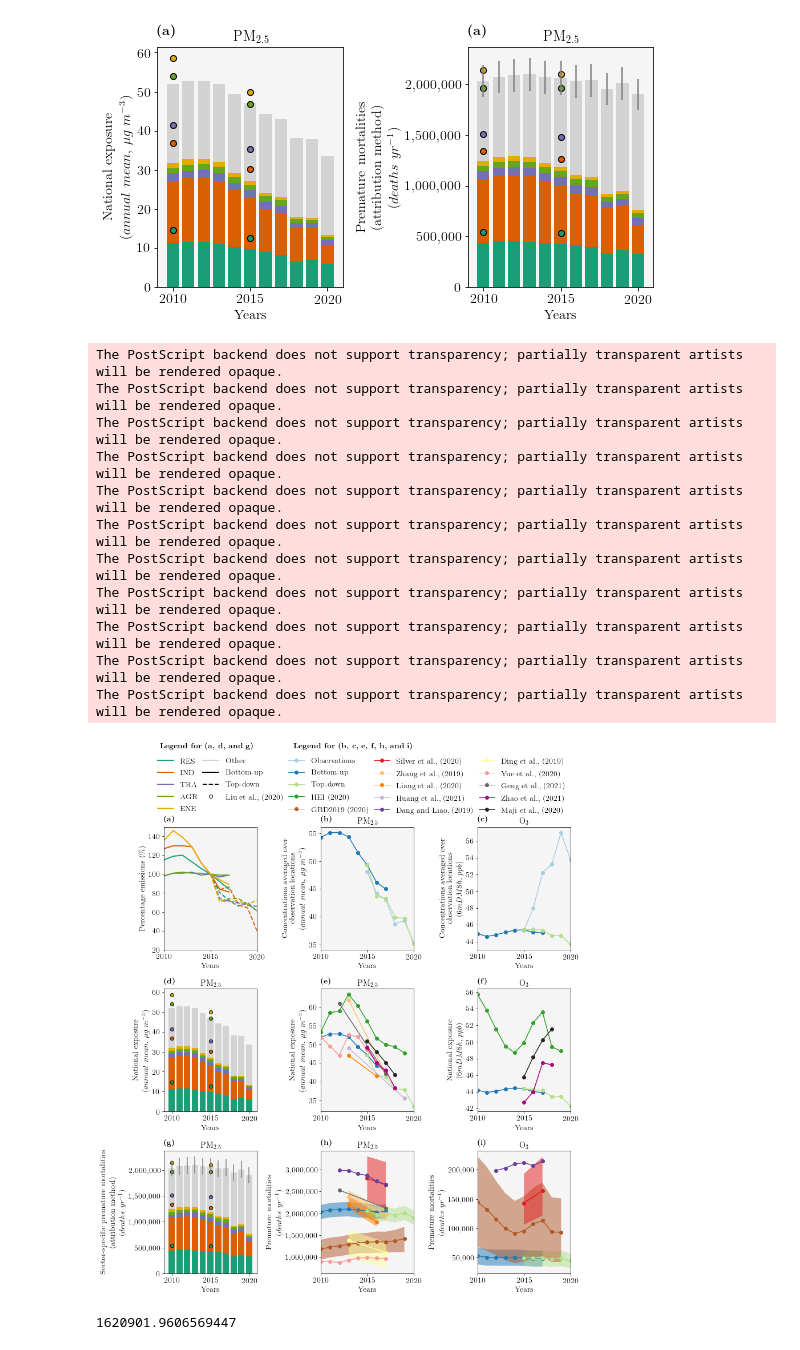
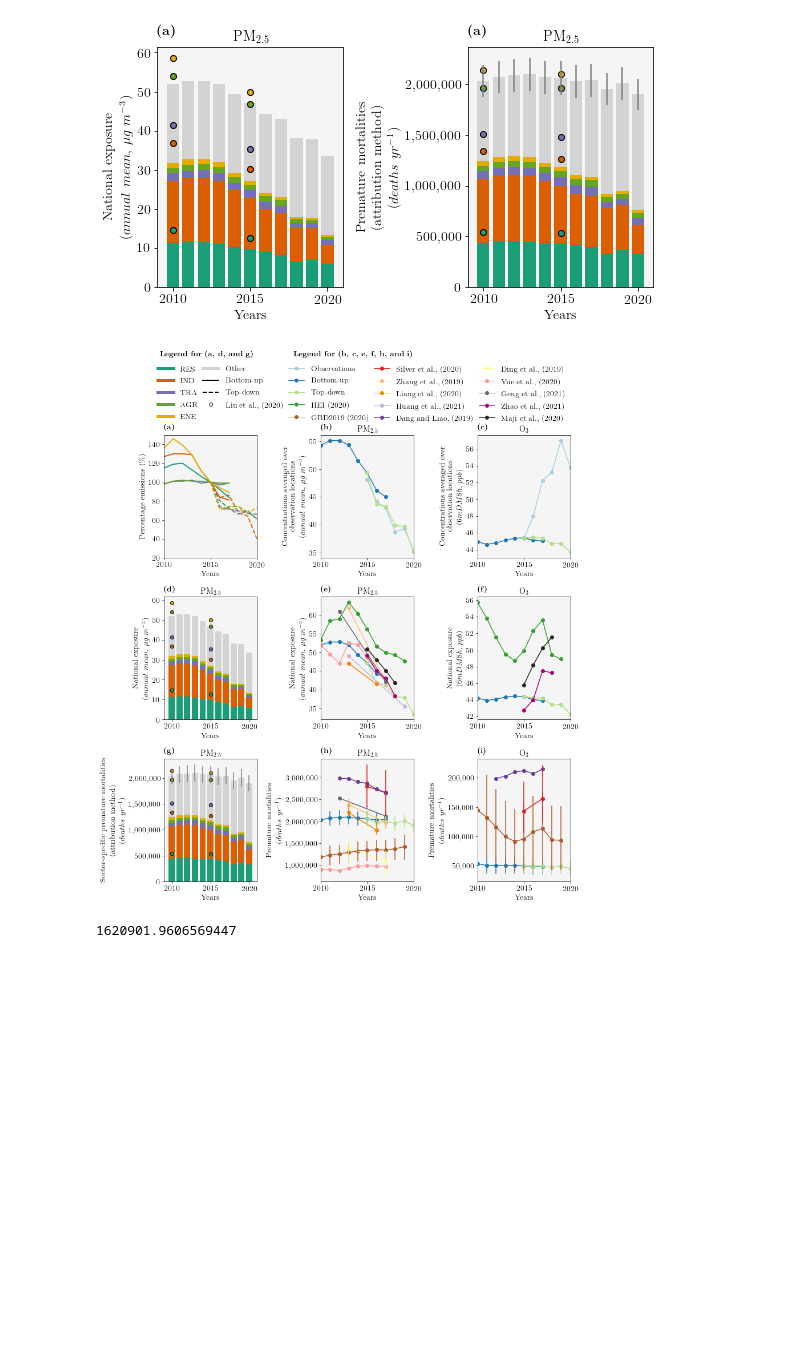
Before and after one commit to lukeconibear/emulator_annual, a Jupyter notebook: find_emissions_that_caused_air_quality_change.ipynb, the cells around one changed output. Drawn from its saved outputs; the diff is of its cells as text; code cells hidden in the pictures; blank space fills up the shorter version.

Commit message:
updating plots

```diff
--- a/find_emissions_that_caused_air_quality_change.ipynb
+++ b/find_emissions_that_caused_air_quality_change.ipynb
@@ -3162,8 +3168,10 @@ def make_plot(index, letter, bottom_up, top_down, regions, output, outcome, labe
             plt.plot(years, top_down[f'{region}_{output}_{outcome}_mean'], color=region_colors[region], marker='o', alpha=0.5)
         if outcome != 'exposure':
             if region == 'China':
-                plt.fill_between(years, bottom_up[f'{region}_{output}_{outcome}_lower'], bottom_up[f'{region}_{output}_{outcome}_upper'], facecolor=paper_colors['Bottom-up'], alpha=0.5)
-                plt.fill_between(years, top_down[f'{region}_{output}_{outcome}_lower'], top_down[f'{region}_{output}_{outcome}_upper'], facecolor=paper_colors['Top-down'], alpha=0.5)
+                #plt.fill_between(years, bottom_up[f'{region}_{output}_{outcome}_lower'], bottom_up[f'{region}_{output}_{outcome}_upper'], facecolor=paper_colors['Bottom-up'], alpha=0.5)
+                #plt.fill_between(years, top_down[f'{region}_{output}_{outcome}_lower'], top_down[f'{region}_{output}_{outcome}_upper'], facecolor=paper_colors['Top-down'], alpha=0.5)
+                plt.vlines(years, bottom_up[f'{region}_{output}_{outcome}_lower'], bottom_up[f'{region}_{output}_{outcome}_upper'], color=paper_colors['Bottom-up'], zorder=4)
+                plt.vlines(years, top_down[f'{region}_{output}_{outcome}_lower'], top_down[f'{region}_{output}_{outcome}_upper'], color=paper_colors['Top-down'], zorder=4)
             else:
                 plt.fill_between(years, bottom_up[f'{region}_{output}_{outcome}_lower'], bottom_up[f'{region}_{output}_{outcome}_upper'], facecolor=region_colors[region], alpha=0.5)
                 plt.fill_between(years, top_down[f'{region}_{output}_{outcome}_lower'], top_down[f'{region}_{output}_{outcome}_upper'], facecolor=region_colors[region], alpha=0.2)
@@ -3297,71 +3305,67 @@ plt.scatter(2015, 531_900+734_000+218_300+484_400+130_900, color=sector_colors['
 
 make_plot(7, 'h', bottom_up, top_down, ['China'], 'PM2_5_DRY', 'mort', 'Premature mortalities\n($deaths$ $yr^{-1}$)', 'PM$_{2.5}$')
 plt.plot(years, gbd2019_pm25_mort_mean, color=paper_colors['GBD2019 (2020)'], marker='o', label='GBD2019 (2020)')
-plt.fill_between(years, gbd2019_pm25_mort_lower, gbd2019_pm25_mort_upper, facecolor=paper_colors['GBD2019 (2020)'], alpha=0.5)
+#plt.fill_between(years, gbd2019_pm25_mort_lower, gbd2019_pm25_mort_upper, facecolor=paper_colors['GBD2019 (2020)'], alpha=0.5)
+plt.vlines(years, gbd2019_pm25_mort_lower, gbd2019_pm25_mort_upper, color=paper_colors['GBD2019 (2020)'], zorder=4)
 plt.plot([2015, 2017], [2_800_000, 2_650_000], color=paper_colors['Silver et al., (2020)'], marker='o', label='Silver et al., (2020)')
-plt.fill_between([2015, 2017], [2_299_000, 2_299_000 - 170_000], [3_302_000, 3_302_000 - 129_000], facecolor=paper_colors['Silver et al., (2020)'], alpha=0.5)
+#plt.fill_between([2015, 2017], [2_299_000, 2_299_000 - 170_000], [3_302_000, 3_302_000 - 129_000], facecolor=paper_colors['Silver et al., (2020)'], alpha=0.5)
+plt.vlines([2015, 2017], [2_299_000, 2_299_000 - 170_000], [3_302_000, 3_302_000 - 129_000], color=paper_colors['Silver et al., (2020)'], zorder=4)
 plt.plot([2012, 2013, 2014, 2015, 2016, 2017],
          [2_982_300, 2_979_040, 2_904_400, 2_866_030, 2_734_740, 2_664_150],
          color=paper_colors['Dang and Liao, (2019)'], marker='o', label='Dang and Liao, (2019)')
 plt.plot([2013, 2017], [2_380_700, 1_975_400], color=paper_colors['Zhang et al., (2019)'], marker='o', label='Zhang et al., (2019)')
-plt.fill_between([2013, 2017], [2_233_600, 1_842_000], [2_527_300, 2_094_800], facecolor=paper_colors['Zhang et al., (2019)'], alpha=0.5)
+#plt.fill_between([2013, 2017], [2_233_600, 1_842_000], [2_527_300, 2_094_800], facecolor=paper_colors['Zhang et al., (2019)'], alpha=0.5)
+plt.vlines([2013, 2017], [2_233_600, 1_842_000], [2_527_300, 2_094_800], color=paper_colors['Zhang et al., (2019)'], zorder=4)
 plt.plot([2013, 2016], [2_200_000, 1_800_000], color=paper_colors['Liang et al., (2020)'], marker='o', label='Liang et al., (2020)')
-plt.fill_between([2013, 2016], [2_100_000, 1_700_000], [2_400_000, 2_000_000], facecolor=paper_colors['Liang et al., (2020)'], alpha=0.5)
+#plt.fill_between([2013, 2016], [2_100_000, 1_700_000], [2_400_000, 2_000_000], facecolor=paper_colors['Liang et al., (2020)'], alpha=0.5)
+plt.vlines([2013, 2016], [2_100_000, 1_700_000], [2_400_000, 2_000_000], color=paper_colors['Liang et al., (2020)'], zorder=4)
 plt.plot([2013, 2017], [1_389_000, 1_102_000], color=paper_colors['Ding et al., (2019)'], marker='o', label='Ding et al., (2019)')
-plt.fill_between([2013, 2017], [1_005_000, 755_000], [1_631_000, 1_337_000], facecolor=paper_colors['Ding et al., (2019)'], alpha=0.5)
+#plt.fill_between([2013, 2017], [1_005_000, 755_000], [1_631_000, 1_337_000], facecolor=paper_colors['Ding et al., (2019)'], alpha=0.5)
+plt.vlines([2013, 2017], [1_005_000, 755_000], [1_631_000, 1_337_000], color=paper_colors['Ding et al., (2019)'], zorder=4)
 plt.plot(years, yue_2020_pm25_mort, color=paper_colors['Yue et al., (2020)'], marker='o', label='Yue et al., (2020)')
 plt.plot([2012, 2017], [2_531_000, 2_120_000], color=paper_colors['Geng et al., (2021)'], marker='o', label='Geng et al., (2021)')
 
 
 make_plot(8, 'i', bottom_up, top_down, ['China'], 'o3_6mDM8h', 'mort', 'Premature mortalities\n($deaths$ $yr^{-1}$)', 'O$_{3}$')
 plt.plot(years, gbd2019_o3_mort_mean, color=paper_colors['GBD2019 (2020)'], marker='o', label='GBD2019 (2020)')
-plt.fill_between(years, gbd2019_o3_mort_lower, gbd2019_o3_mort_upper, facecolor=paper_colors['GBD2019 (2020)'], alpha=0.5)
+#plt.fill_between(years, gbd2019_o3_mort_lower, gbd2019_o3_mort_upper, facecolor=paper_colors['GBD2019 (2020)'], alpha=0.5)
+plt.vlines(years, gbd2019_o3_mort_lower, gbd2019_o3_mort_upper, color=paper_colors['GBD2019 (2020)'], zorder=4)
 plt.plot([2015, 2017], [143_000, 143_000 * 1.15], color=paper_colors['Silver et al., (2020)'], marker='o', label='Silver et al., (2020)')
-plt.fill_between([2015, 2017], [106_000, 106_000 * 1.15], [193_000, 193_000 * 1.15], facecolor=paper_colors['Silver et al., (2020)'], alpha=0.5)
+#plt.fill_between([2015, 2017], [106_000, 106_000 * 1.15], [193_000, 193_000 * 1.15], facecolor=paper_colors['Silver et al., (2020)'], alpha=0.5)
+plt.vlines([2015, 2017], [106_000, 106_000 * 1.15], [193_000, 193_000 * 1.15], color=paper_colors['Silver et al., (2020)'], zorder=4)
 plt.plot([2012, 2013, 2014, 2015, 2016, 2017],
          [198_770, 202_690, 209_690, 212_140, 207_040, 214_480],
          color=paper_colors['Dang and Liao, (2019)'], marker='o', label='Dang and Liao, (2019)')
 
 gs.tight_layout(fig, rect=[0, 0, 1, 1])
 
-leg_1 = matplotlib.lines.Line2D([], [], color='#1b9e77', linewidth=2.0, label='RES')
-leg_2 = matplotlib.lines.Line2D([], [], color='#d95f02', linewidth=2.0, label='IND')
-leg_3 = matplotlib.lines.Line2D([], [], color='#7570b3', linewidth=2.0, label='TRA')
-leg_4 = matplotlib.lines.Line2D([], [], color='#66a61e', linewidth=2.0, label='AGR')
-leg_5 = matplotlib.lines.Line2D([], [], color='#e6ab02', linewidth=2.0, label='ENE')
-leg_5a  = matplotlib.lines.Line2D([], [], color='lightgrey', linewidth=2.0, label='Other')
+leg_1 = matplotlib.lines.Line2D([], [], color='#1b9e77', linewidth=5.0, label='RES')
+leg_2 = matplotlib.lines.Line2D([], [], color='#d95f02', linewidth=5.0, label='IND')
+leg_3 = matplotlib.lines.Line2D([], [], color='#7570b3', linewidth=5.0, label='TRA')
+leg_4 = matplotlib.lines.Line2D([], [], color='#66a61e', linewidth=5.0, label='AGR')
+leg_5 = matplotlib.lines.Line2D([], [], color='#e6ab02', linewidth=5.0, label='ENE')
+leg_5a  = matplotlib.lines.Line2D([], [], color='lightgrey', linewidth=5.0, label='Other')
 leg_6 = matplotlib.lines.Line2D([], [], color='black', linewidth=2.0, label='Bottom-up')
 leg_7 = matplotlib.lines.Line2D([], [], color='black', linewidth=2.0, label='Top-down', linestyle='dashed')
 leg_8 = matplotlib.lines.Line2D([], [], color='white', linewidth=0.0, label='Liu et al., (2020)', marker='o', markeredgecolor='black')
 leg_9 = matplotlib.lines.Line2D([], [], color='white', linewidth=2.0, label='', marker='')
 #leg_10 = matplotlib.lines.Line2D([], [], color=paper_colors['Yue et al., (2020)'], label='Yue et al., (2020)', marker='o')
 bb = (fig.subplotpars.left, fig.subplotpars.top + 0.13,
       fig.subplotpars.right - fig.subplotpars.left + 0.065, 0.1)
 plt.legend(
     fontsize=14, loc='upper center', bbox_to_anchor=bb, ncol=5, frameon=False, fancybox=True,
     handles=[leg_1, leg_2, leg_3, leg_4, leg_5, leg_5a, leg_6, leg_7, leg_8, leg_9] + paper_legends,# + [leg_10],
     mode='expand', borderaxespad=0.,
     bbox_transform=fig.transFigure
 )
 plt.annotate(r'\textbf{Legend for (a, d, and g)}', xy=(-3.42, 4.285), xycoords='axes fraction', fontsize=14)
 plt.annotate(r'\textbf{Legend for (b, c, e, f, h, and i)}', xy=(-1.98, 4.285), xycoords='axes fraction', fontsize=14)
 
 plt.savefig(f'/nfs/b0122/Users/earlacoa/png/paper_aia_emulator_annual/complete_comparison_plot.png', dpi=700, alpha=True, bbox_inches='tight')
 plt.savefig(f'/nfs/b0122/Users/earlacoa/png/paper_aia_emulator_annual/complete_comparison_plot.eps', format='eps', dpi=700, alpha=True, bbox_inches='tight')
 plt.show()
 # %% [output]
-The PostScript backend does not support transparency; partially transparent artists will be rendered opaque.
-The PostScript backend does not support transparency; partially transparent artists will be rendered opaque.
-The PostScript backend does not support transparency; partially transparent artists will be rendered opaque.
-The PostScript backend does not support transparency; partially transparent artists will be rendered opaque.
-The PostScript backend does not support transparency; partially transparent artists will be rendered opaque.
-The PostScript backend does not support transparency; partially transparent artists will be rendered opaque.
-The PostScript backend does not support transparency; partially transparent artists will be rendered opaque.
-The PostScript backend does not support transparency; partially transparent artists will be rendered opaque.
-The PostScript backend does not support transparency; partially transparent artists will be rendered opaque.
-The PostScript backend does not support transparency; partially transparent artists will be rendered opaque.
-The PostScript backend does not support transparency; partially transparent artists will be rendered opaque.
-[figure, old version]
+[figure, new version]
 # %%
 # 2020 hia with 2012 pop/age/bm
 files_2012 = glob.glob('/nfs/b0122/Users/earlacoa/paper_aia_china/emulator_annual/health_impact_assessments/PM2_5_DRY_adjusted_scaled/*country*RES1.200_IND1.300_TRA1.010_AGR1.020_ENE1.390*')
```
Also changed, not shown: parts of 5 cells of this notebook, 1 other file.
